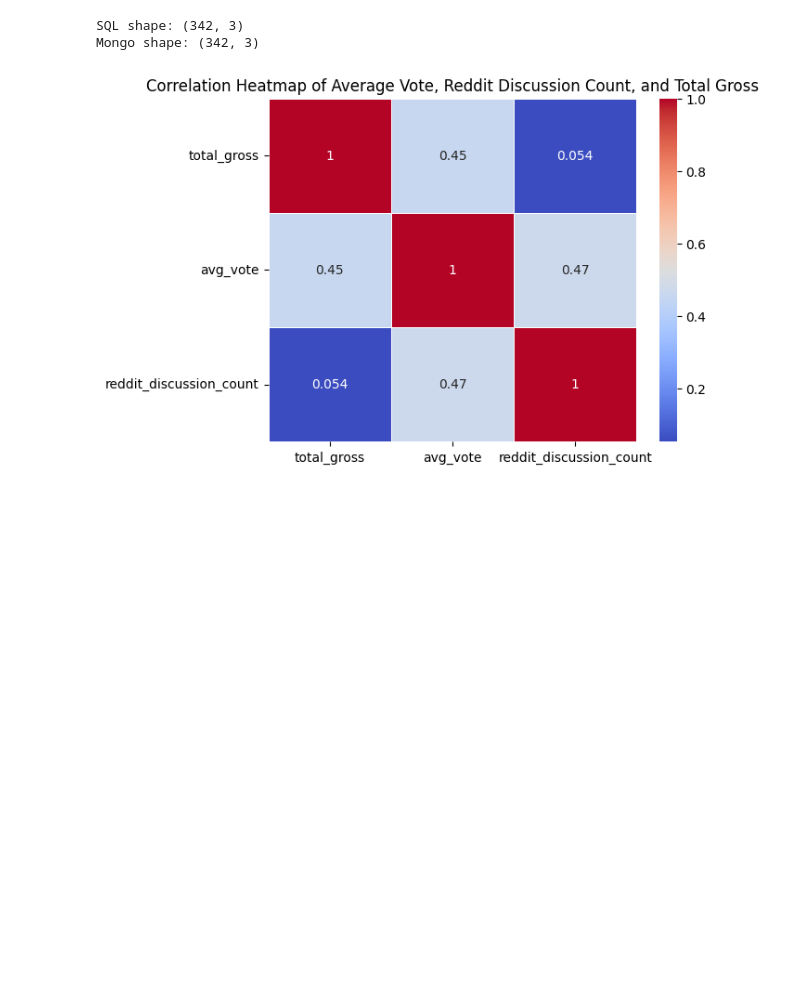
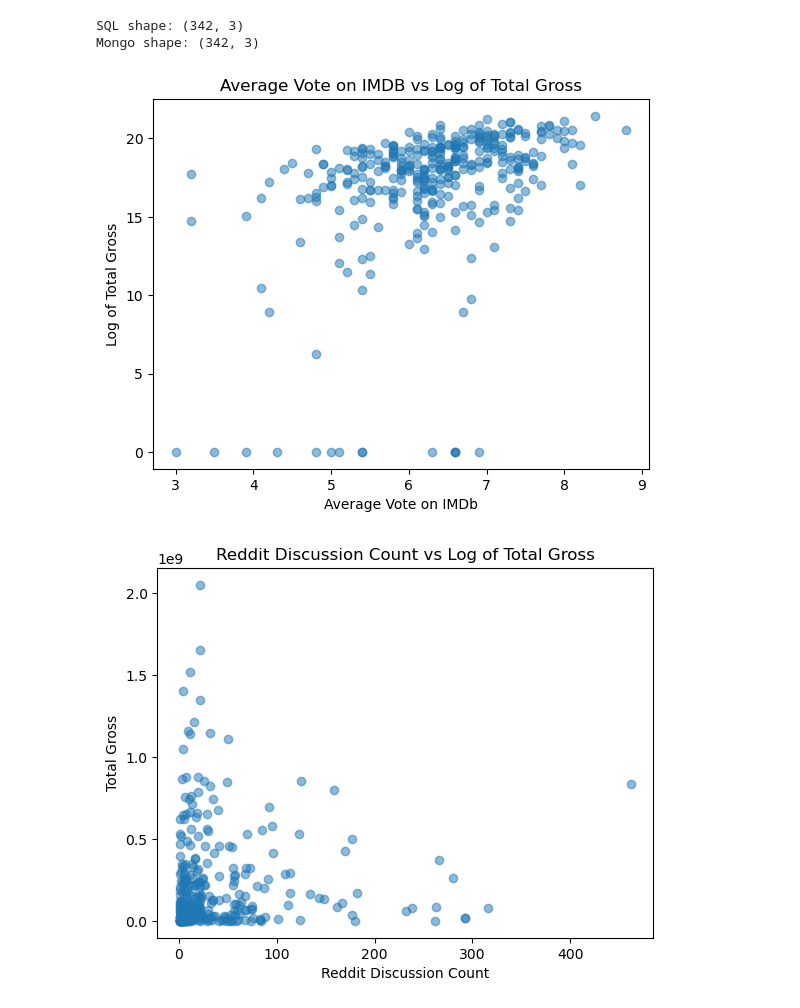
Before and after one commit to snowy17037/cpsc368_group-project, a Jupyter notebook: phase4_analysis.ipynb, the cells around one changed output. Saved outputs shown, nothing was run; the diff lists cells and outputs as text; code cells hidden in the pictures; blank space fills up the shorter version.

```diff
--- a/phase4_analysis.ipynb
+++ b/phase4_analysis.ipynb
@@ -7,8 +7,8 @@ import altair as alt
 
 
 # Connect to MongoDB
-CWL = "bchau01"
-SNUM = 76377498
+CWL = "..."
+SNUM = "..."
 
 connection_string = f"mongodb://{CWL}:a{SNUM}@localhost:27017/{CWL}"
 client = pymongo.MongoClient(connection_string, serverSelectionTimeoutMS=5000)
@@ -274,18 +274,26 @@ Mongo shape: (342, 3)
 # %%
 # For RQ1 viz
 # %%
-# Reordering the RQ2 dataset for better visibility
-mongo2_df = mongo2_df[["total_gross", "avg_vote", "reddit_discussion_count"]]
-# Calculating all the RQ2 variables' correlations with each other
-matrix = mongo2_df.corr()
+# Selecting the variables of the scatter plot
+avg_vote = mongo2_df[["avg_vote"]]
+total_gross = mongo2_df[["total_gross"]]
+reddit_discussion_count = mongo2_df[["reddit_discussion_count"]]
 
-# Plotting the correlations on a heat map to display the correlations
-# Specifically examining the left column, focusing on total_gross's correlation with the other variables
-sns.heatmap(matrix, annot=True, cmap="coolwarm", linewidths=0.5)
-plt.title("Correlation Heatmap of Average Vote, Reddit Discussion Count, and Total Gross")
-plt.yticks(rotation = 0)
+# Plotting a scatter plot to visualize the relation between avg_vote and total_gross, variables chosen due to their higher correlation (as found in phase 3)
+# Log of total_gross was chosen for a more readible visualization
+plt.scatter(avg_vote, np.log1p(total_gross), alpha=0.5)
+plt.title("Average Vote on IMDB vs Log of Total Gross")
+plt.ylabel("Log of Total Gross")
+plt.xlabel("Average Vote on IMDb")
 plt.show()
+
+plt.scatter(reddit_discussion_count, total_gross, alpha=0.5)
+plt.title("Reddit Discussion Count vs Log of Total Gross")
+plt.ylabel("Total Gross")
+plt.xlabel("Reddit Discussion Count")
+plt.show()
 # %% [output]
-[figure, old version]
+[figure, new version]
+[figure, added]
 # %%
 # For RQ3 viz
```
